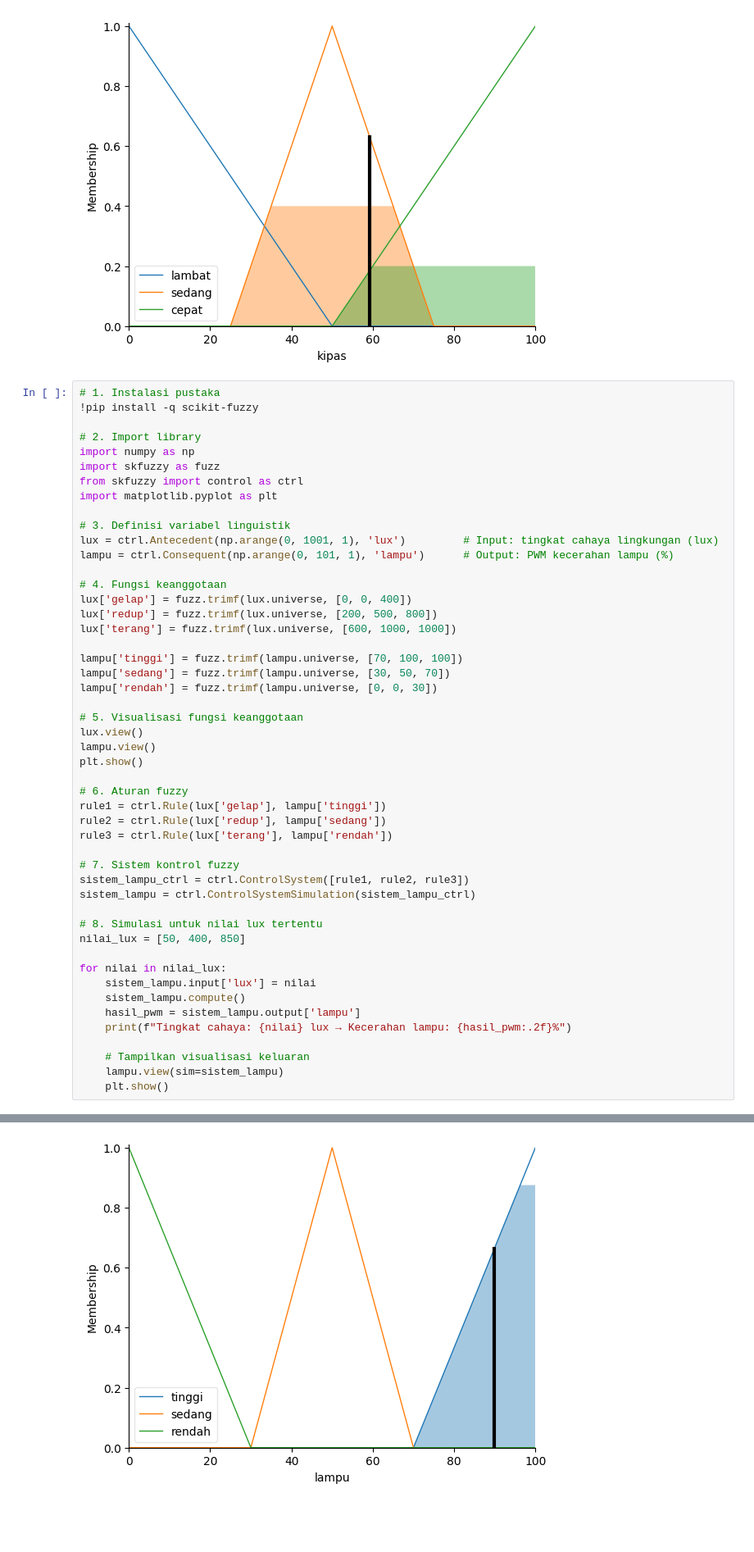
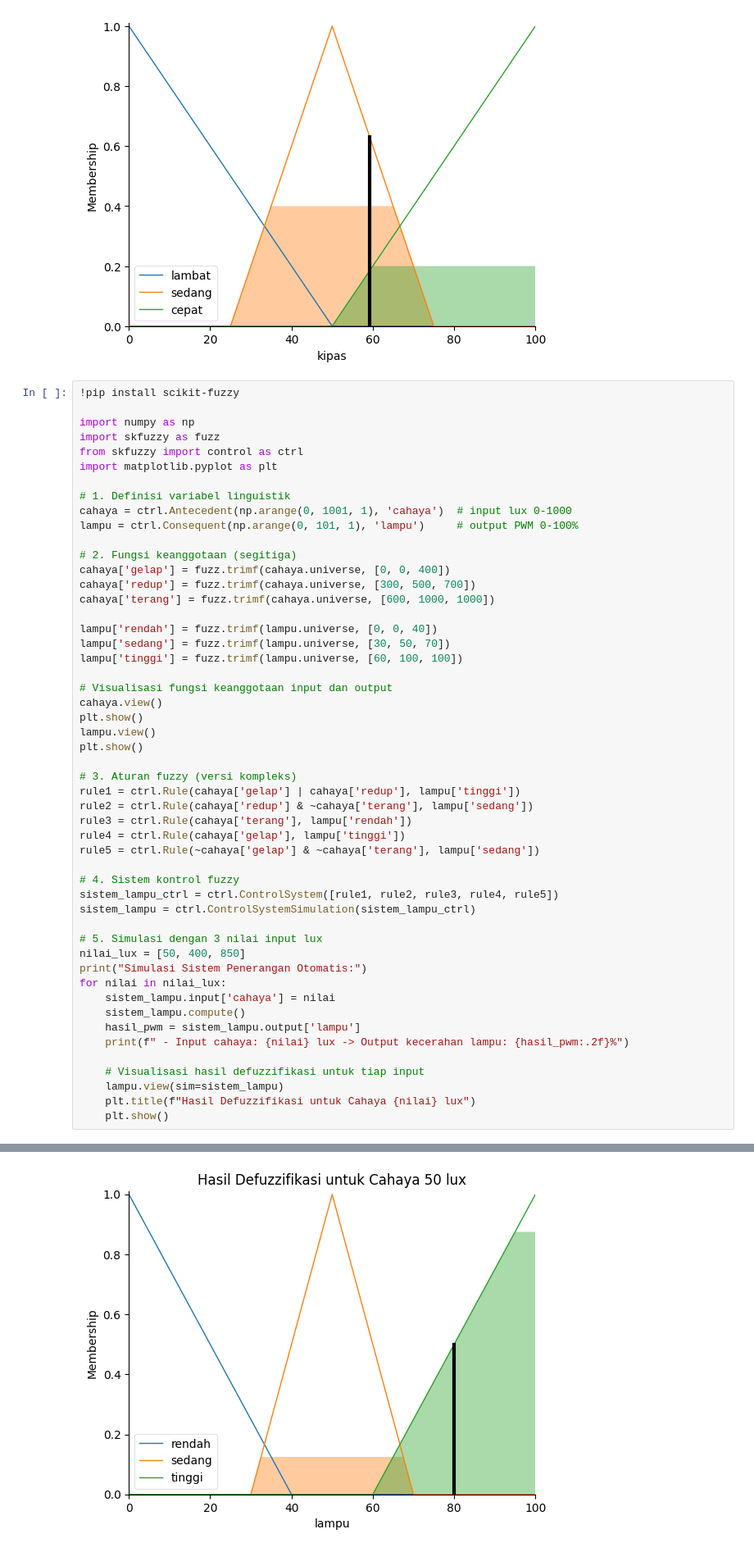
Before and after one commit to octaviamardiana/simulasi_kendali_fuzzy-lampu, a Jupyter notebook: simulasi_kendali_fuzzy_lampu.ipynb, the cells around one changed output, grey strips where cells are left out. Shown at 82% size. Cells and saved outputs as stored; diff of their text form; blank space fills up the shorter version.

```diff
--- a/simulasi_kendali_fuzzy_lampu.ipynb
+++ b/simulasi_kendali_fuzzy_lampu.ipynb
@@ -35,52 +35,54 @@ Requirement already satisfied: scikit-fuzzy in /usr/local/lib/python3.11/dist-pa
 Kecepatan kipas untuk suhu 28°C: 59.26%
 [figure]
 # %%
-# 1. Instalasi pustaka
-!pip install -q scikit-fuzzy
+!pip install scikit-fuzzy
 
-# 2. Import library
 import numpy as np
 import skfuzzy as fuzz
 from skfuzzy import control as ctrl
 import matplotlib.pyplot as plt
 
-# 3. Definisi variabel linguistik
-lux = ctrl.Antecedent(np.arange(0, 1001, 1), 'lux')         # Input: tingkat cahaya lingkungan (lux)
-lampu = ctrl.Consequent(np.arange(0, 101, 1), 'lampu')      # Output: PWM kecerahan lampu (%)
+# 1. Definisi variabel linguistik
+cahaya = ctrl.Antecedent(np.arange(0, 1001, 1), 'cahaya')  # input lux 0-1000
+lampu = ctrl.Consequent(np.arange(0, 101, 1), 'lampu')     # output PWM 0-100%
 
-# 4. Fungsi keanggotaan
-lux['gelap'] = fuzz.trimf(lux.universe, [0, 0, 400])
-lux['redup'] = fuzz.trimf(lux.universe, [200, 500, 800])
-lux['terang'] = fuzz.trimf(lux.universe, [600, 1000, 1000])
+# 2. Fungsi keanggotaan (segitiga)
+cahaya['gelap'] = fuzz.trimf(cahaya.universe, [0, 0, 400])
+cahaya['redup'] = fuzz.trimf(cahaya.universe, [300, 500, 700])
+cahaya['terang'] = fuzz.trimf(cahaya.universe, [600, 1000, 1000])
 
-lampu['tinggi'] = fuzz.trimf(lampu.universe, [70, 100, 100])
+lampu['rendah'] = fuzz.trimf(lampu.universe, [0, 0, 40])
 lampu['sedang'] = fuzz.trimf(lampu.universe, [30, 50, 70])
-lampu['rendah'] = fuzz.trimf(lampu.universe, [0, 0, 30])
+lampu['tinggi'] = fuzz.trimf(lampu.universe, [60, 100, 100])
 
-# 5. Visualisasi fungsi keanggotaan
-lux.view()
+# Visualisasi fungsi keanggotaan input dan output
+cahaya.view()
+plt.show()
 lampu.view()
 plt.show()
 
-# 6. Aturan fuzzy
-rule1 = ctrl.Rule(lux['gelap'], lampu['tinggi'])
-rule2 = ctrl.Rule(lux['redup'], lampu['sedang'])
-rule3 = ctrl.Rule(lux['terang'], lampu['rendah'])
+# 3. Aturan fuzzy (versi kompleks)
+rule1 = ctrl.Rule(cahaya['gelap'] | cahaya['redup'], lampu['tinggi'])
+rule2 = ctrl.Rule(cahaya['redup'] & ~cahaya['terang'], lampu['sedang'])
+rule3 = ctrl.Rule(cahaya['terang'], lampu['rendah'])
+rule4 = ctrl.Rule(cahaya['gelap'], lampu['tinggi'])
+rule5 = ctrl.Rule(~cahaya['gelap'] & ~cahaya['terang'], lampu['sedang'])
 
-# 7. Sistem kontrol fuzzy
-sistem_lampu_ctrl = ctrl.ControlSystem([rule1, rule2, rule3])
+# 4. Sistem kontrol fuzzy
+sistem_lampu_ctrl = ctrl.ControlSystem([rule1, rule2, rule3, rule4, rule5])
 sistem_lampu = ctrl.ControlSystemSimulation(sistem_lampu_ctrl)
 
-# 8. Simulasi untuk nilai lux tertentu
+# 5. Simulasi dengan 3 nilai input lux
 nilai_lux = [50, 400, 850]
-
+print("Simulasi Sistem Penerangan Otomatis:")
 for nilai in nilai_lux:
-    sistem_lampu.input['lux'] = nilai
+    sistem_lampu.input['cahaya'] = nilai
     sistem_lampu.compute()
     hasil_pwm = sistem_lampu.output['lampu']
-    print(f"Tingkat cahaya: {nilai} lux → Kecerahan lampu: {hasil_pwm:.2f}%")
+    print(f" - Input cahaya: {nilai} lux -> Output kecerahan lampu: {hasil_pwm:.2f}%")
 
-    # Tampilkan visualisasi keluaran
+    # Visualisasi hasil defuzzifikasi untuk tiap input
     lampu.view(sim=sistem_lampu)
+    plt.title(f"Hasil Defuzzifikasi untuk Cahaya {nilai} lux")
     plt.show()
 # %% [output]
@@ -90 +94 @@ Tingkat cahaya: 50 lux → Kecerahan lampu: 89.86%
-[figure, old version]
+[figure, new version]
```
Also changed, not shown: parts of 1 cell of this notebook.
